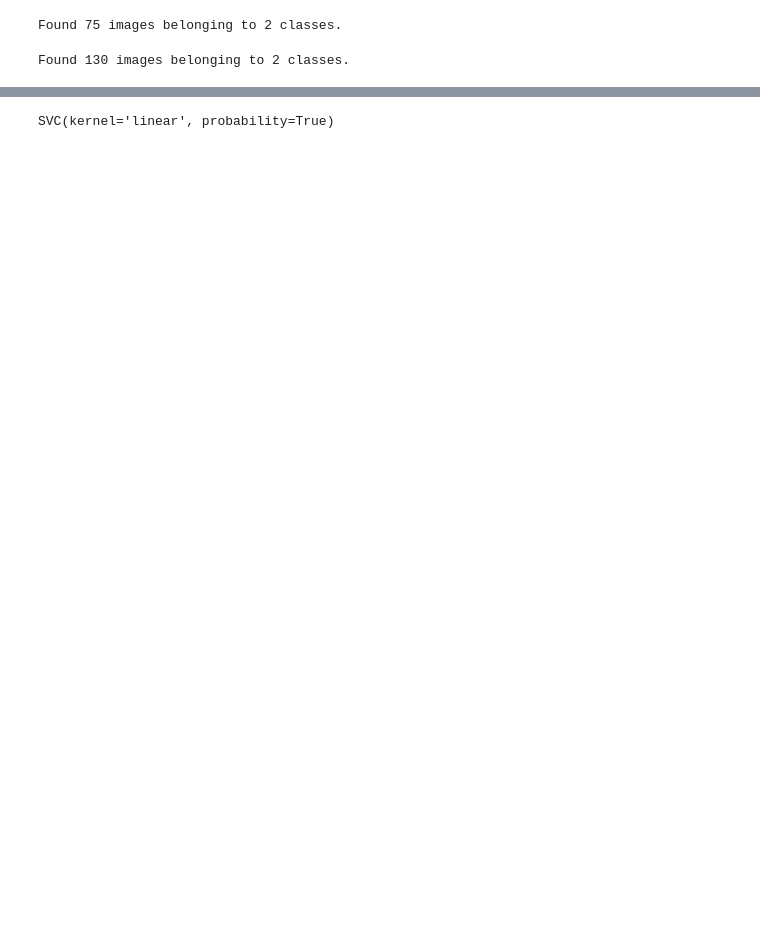
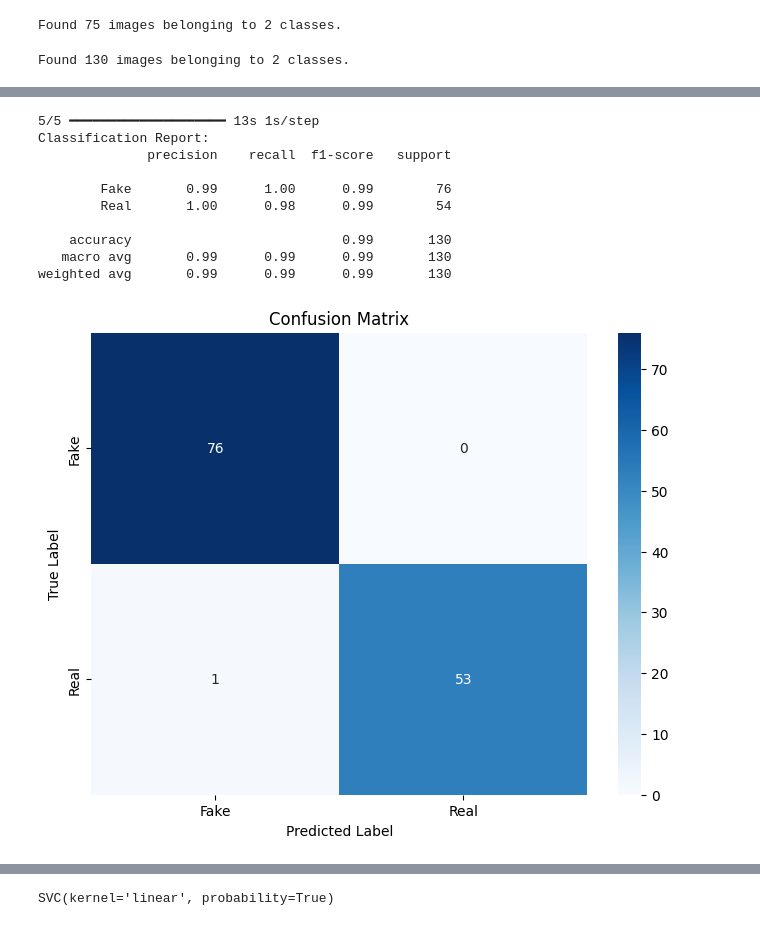
Before and after one commit to Sristi222/NepaliFakeCurrencyDetection, a Jupyter notebook: Coursewok_final.ipynb, the cells around one changed output, grey strips where cells are left out. Saved outputs shown, nothing was run; the diff lists cells and outputs as text; code cells hidden in the pictures; blank space fills up the shorter version.

```diff
--- a/Coursewok_final.ipynb
+++ b/Coursewok_final.ipynb
@@ -201,0 +238,30 @@ Test Accuracy: 98.46%
+# %%
+#Generate predictions and plot confusion matrix
+y_true = test_data.classes
+y_pred = cnn_model.predict(test_data)
+y_pred_classes = (y_pred > 0.5).astype(int).flatten()
+
+# Classification report
+print("Classification Report:")
+print(classification_report(y_true, y_pred_classes, target_names=['Fake', 'Real']))
+
+# Confusion matrix
+conf_matrix = confusion_matrix(y_true, y_pred_classes)
+plt.figure(figsize=(8, 6))
+sns.heatmap(conf_matrix, annot=True, fmt='d', cmap='Blues', xticklabels=['Fake', 'Real'], yticklabels=['Fake', 'Real'])
+plt.xlabel('Predicted Label')
+plt.ylabel('True Label')
+plt.title('Confusion Matrix')
+plt.show()
+# %% [output]
+5/5 ━━━━━━━━━━━━━━━━━━━━ 13s 1s/step
+Classification Report:
+              precision    recall  f1-score   support
+
+        Fake       0.99      1.00      0.99        76
+        Real       1.00      0.98      0.99        54
+
+    accuracy                           0.99       130
+   macro avg       0.99      0.99      0.99       130
+weighted avg       0.99      0.99      0.99       130
+[figure, added]
```
Also changed, not shown: parts of 27 cells of this notebook.
